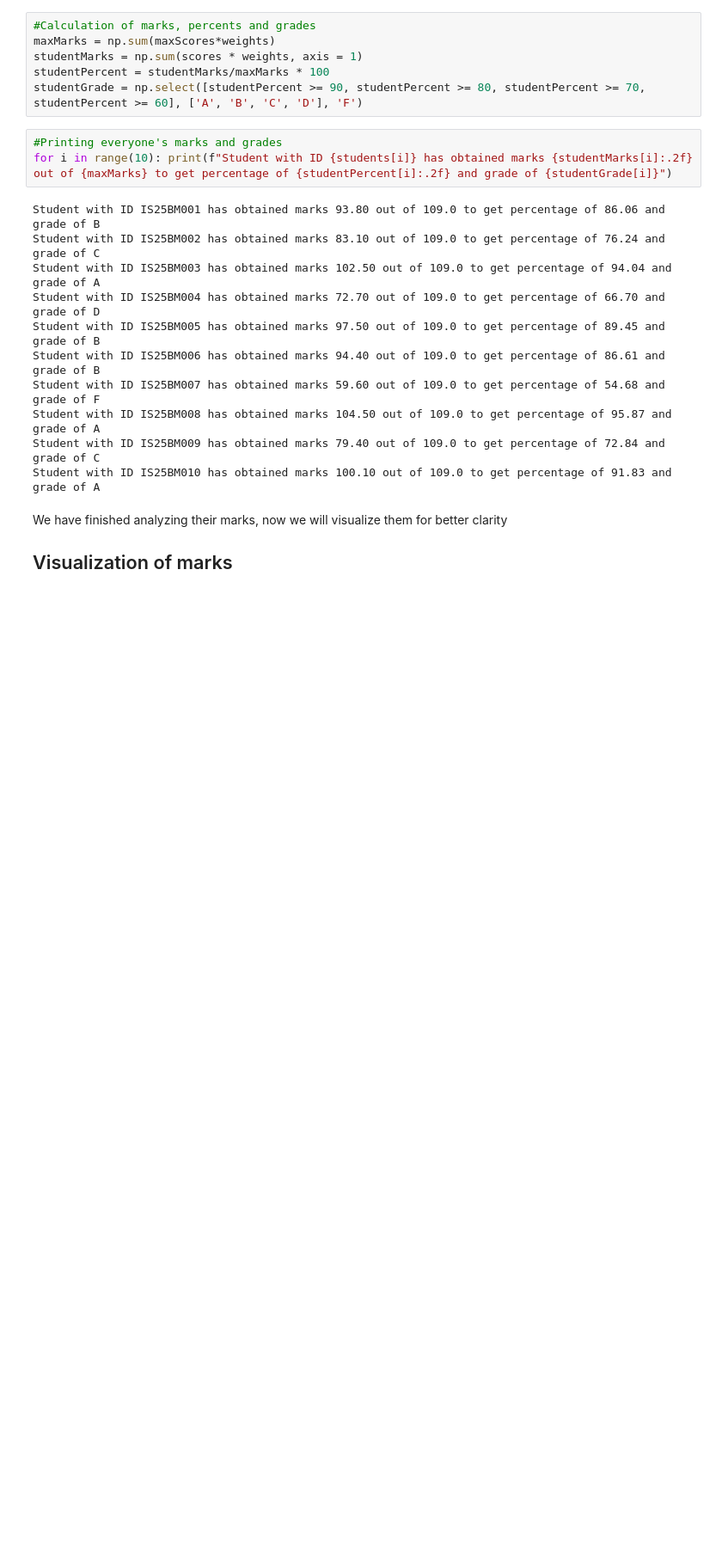
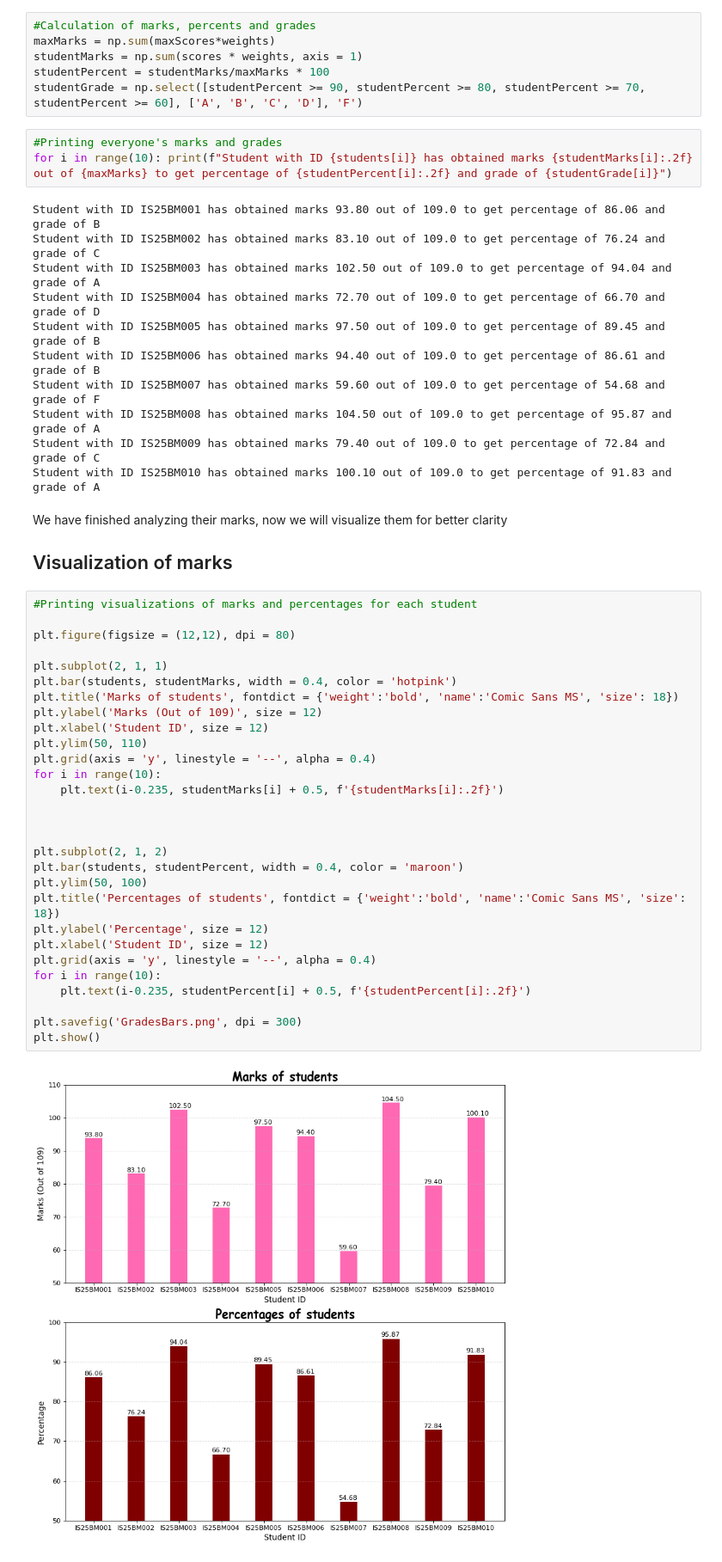
Before and after one commit to bestboybest/LearningPython, a Jupyter notebook: Numpy Projects/02) StudentScores/MarksNumpy.ipynb, the cells around one changed output. Shown at 86% size. Drawn from its saved outputs; the diff is of its cells as text; blank space fills up the shorter version.

Commit message:
Added first set of graphs

```diff
--- a/Numpy Projects/02) StudentScores/MarksNumpy.ipynb
+++ b/Numpy Projects/02) StudentScores/MarksNumpy.ipynb
@@ -43,3 +43,34 @@ Student with ID IS25BM010 has obtained marks 100.10 out of 109.0 to get percenta
 We have finished analyzing their marks, now we will visualize them for better clarity
 
 ## Visualization of marks
+# %%
+#Printing visualizations of marks and percentages for each student
+
+plt.figure(figsize = (12,12), dpi = 80)
+
+plt.subplot(2, 1, 1)
+plt.bar(students, studentMarks, width = 0.4, color = 'hotpink')
+plt.title('Marks of students', fontdict = {'weight':'bold', 'name':'Comic Sans MS', 'size': 18})
+plt.ylabel('Marks (Out of 109)', size = 12)
+plt.xlabel('Student ID', size = 12)
+plt.ylim(50, 110)
+plt.grid(axis = 'y', linestyle = '--', alpha = 0.4)
+for i in range(10):
+    plt.text(i-0.235, studentMarks[i] + 0.5, f'{studentMarks[i]:.2f}')
+
+
+
+plt.subplot(2, 1, 2)
+plt.bar(students, studentPercent, width = 0.4, color = 'maroon')
+plt.ylim(50, 100)
+plt.title('Percentages of students', fontdict = {'weight':'bold', 'name':'Comic Sans MS', 'size': 18})
+plt.ylabel('Percentage', size = 12)
+plt.xlabel('Student ID', size = 12)
+plt.grid(axis = 'y', linestyle = '--', alpha = 0.4)
+for i in range(10):
+    plt.text(i-0.235, studentPercent[i] + 0.5, f'{studentPercent[i]:.2f}')
+
+plt.savefig('GradesBars.png', dpi = 300)
+plt.show()
+# %% [output]
+[figure, added]
```
Also changed, not shown: 1 other file.
